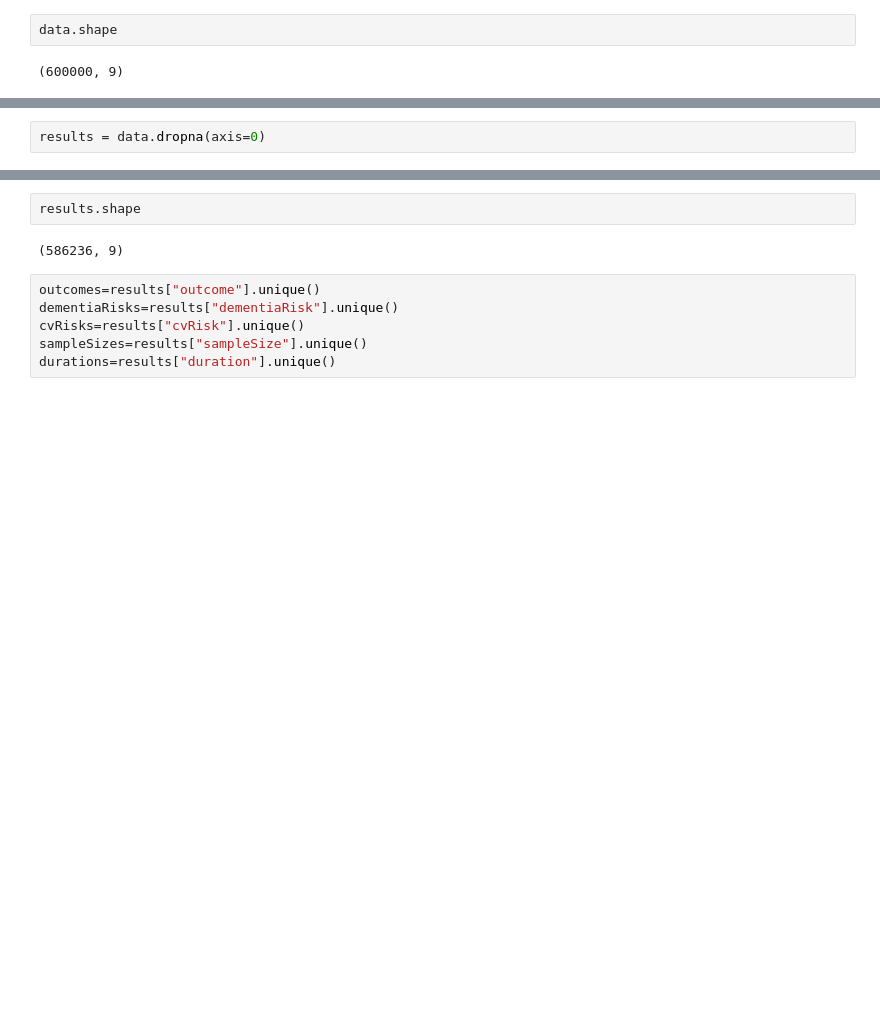
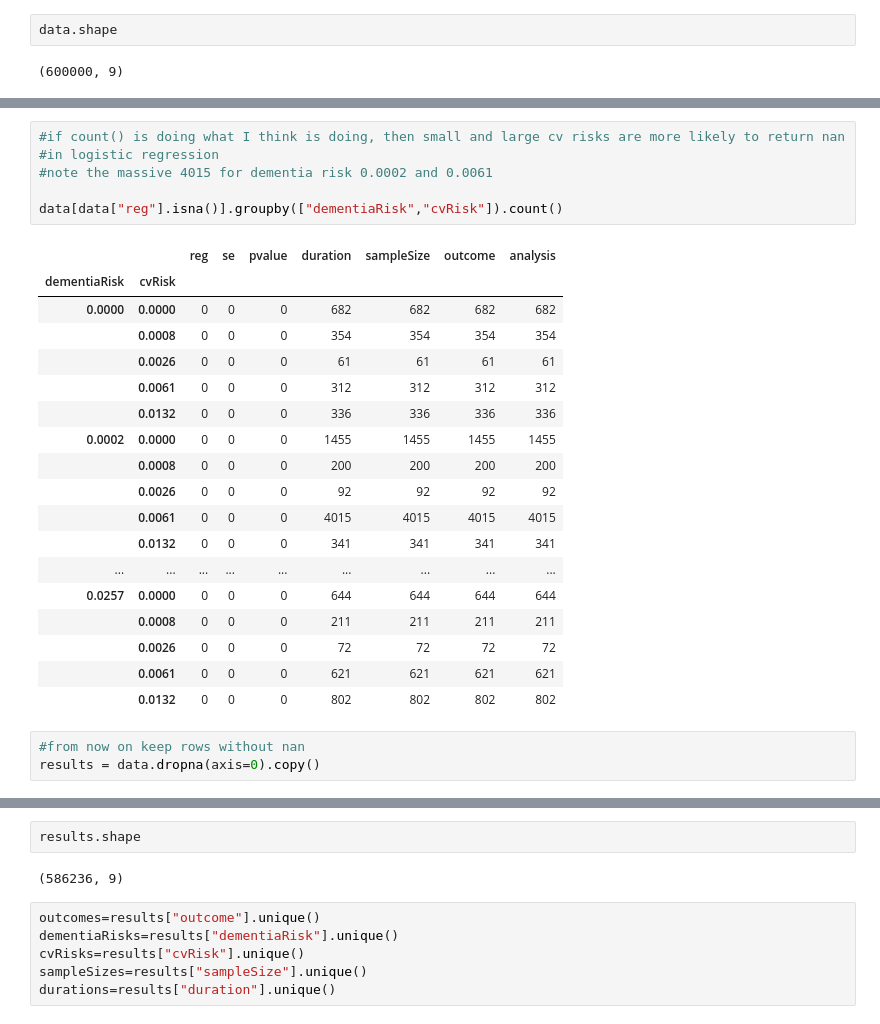
Before and after one commit to deligkaris/microsimNotebooks, a Jupyter notebook: preliminaryTrials100CvAllDementiaAll.ipynb, the cells around one changed output, grey strips where cells are left out. Cells and saved outputs as stored; diff of their text form; blank space fills up the shorter version.

```diff
--- a/preliminaryTrials100CvAllDementiaAll.ipynb
+++ b/preliminaryTrials100CvAllDementiaAll.ipynb
@@ -29,5 +106,31 @@ data.shape
+# %%
+#if count() is doing what I think is doing, then small and large cv risks are more likely to return nan
+#in logistic regression
+#note the massive 4015 for dementia risk 0.0002 and 0.0061
+
+data[data["reg"].isna()].groupby(["dementiaRisk","cvRisk"]).count()
+# %% [output]
+|  |  | reg | se | pvalue | duration | sampleSize | outcome | analysis |
+| dementiaRisk | cvRisk |  |  |  |  |  |  |  |
+| 0.0000 | 0.0000 | 0 | 0 | 0 | 682 | 682 | 682 | 682 |
+|  | 0.0008 | 0 | 0 | 0 | 354 | 354 | 354 | 354 |
+|  | 0.0026 | 0 | 0 | 0 | 61 | 61 | 61 | 61 |
+|  | 0.0061 | 0 | 0 | 0 | 312 | 312 | 312 | 312 |
+|  | 0.0132 | 0 | 0 | 0 | 336 | 336 | 336 | 336 |
+| 0.0002 | 0.0000 | 0 | 0 | 0 | 1455 | 1455 | 1455 | 1455 |
+|  | 0.0008 | 0 | 0 | 0 | 200 | 200 | 200 | 200 |
+|  | 0.0026 | 0 | 0 | 0 | 92 | 92 | 92 | 92 |
+|  | 0.0061 | 0 | 0 | 0 | 4015 | 4015 | 4015 | 4015 |
+|  | 0.0132 | 0 | 0 | 0 | 341 | 341 | 341 | 341 |
+| ... | ... | ... | ... | ... | ... | ... | ... | ... |
+| 0.0257 | 0.0000 | 0 | 0 | 0 | 644 | 644 | 644 | 644 |
+|  | 0.0008 | 0 | 0 | 0 | 211 | 211 | 211 | 211 |
+|  | 0.0026 | 0 | 0 | 0 | 72 | 72 | 72 | 72 |
+|  | 0.0061 | 0 | 0 | 0 | 621 | 621 | 621 | 621 |
+|  | 0.0132 | 0 | 0 | 0 | 802 | 802 | 802 | 802 |
 # %%
-results = data.dropna(axis=0)
+#from now on keep rows without nan
+results = data.dropna(axis=0).copy()
 # %%
 results.sample(10)
 # %% [output]
```
Also changed, not shown: parts of 23 cells of this notebook, 1 other file.
